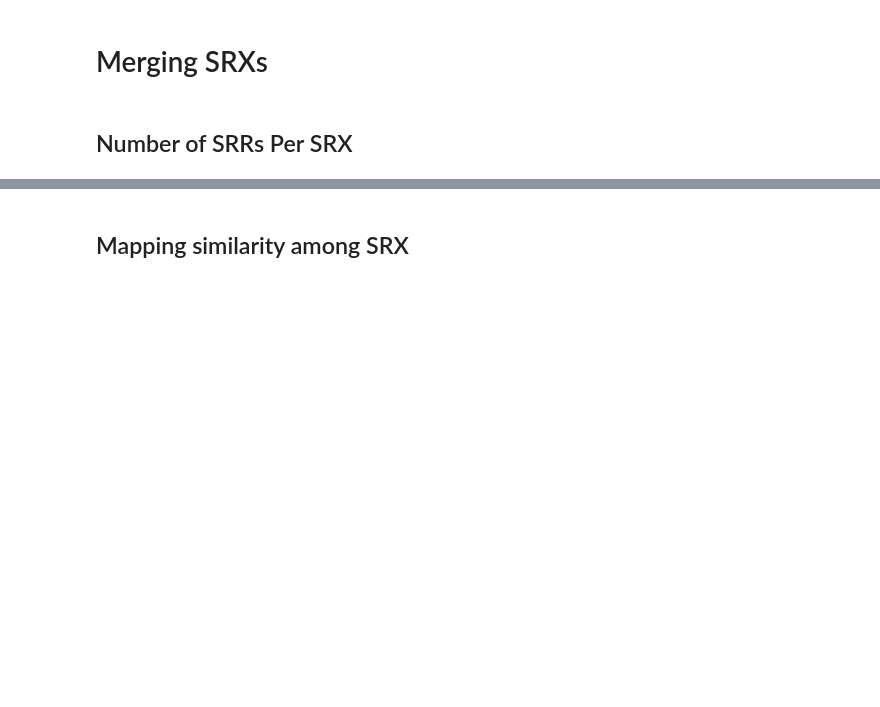
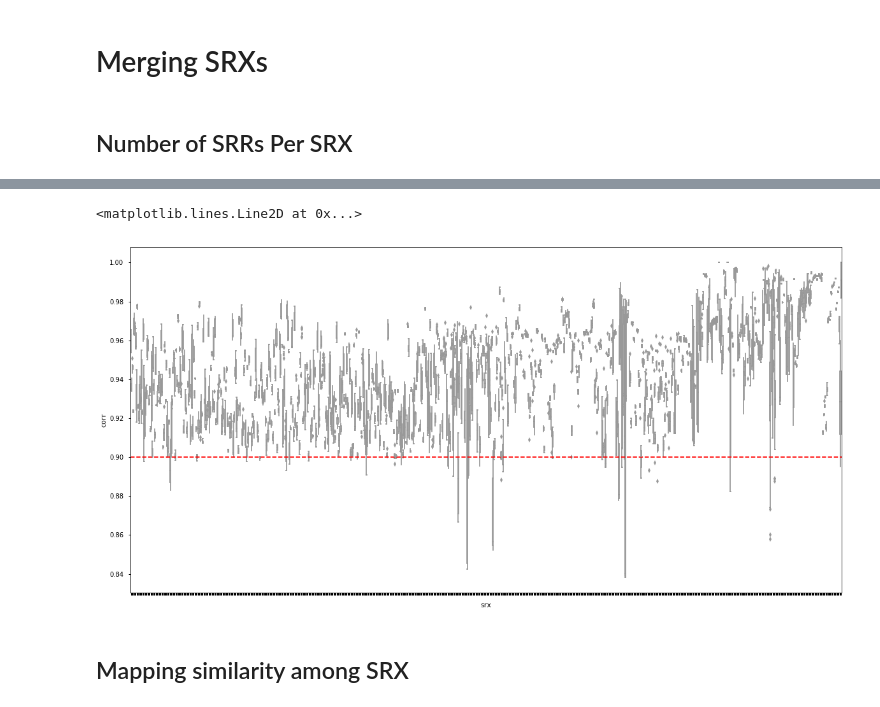
Before and after one commit to jfear/ncbi_remap, a Jupyter notebook: notebook/deliver/prealn-wf_merge_srr.ipynb, the cells around one changed output, grey strips where cells are left out. Saved outputs shown, nothing was run; the diff lists cells and outputs as text; code cells hidden in the pictures; blank space fills up the shorter version.

```diff
--- a/notebook/deliver/prealn-wf_merge_srr.ipynb
+++ b/notebook/deliver/prealn-wf_merge_srr.ipynb
@@ -63,3 +109,12 @@ There are 2,390 SRXs that have more than 1 SRR.
+# %%
+# Plot multis
+fig, ax = plt.subplots(1, 1, figsize=(20, 10))
+sns.boxplot('srx', 'corr', data=nona[multi], color='white', ax=ax)
+ax.set_xticklabels([]);
+ax.axhline(.90, ls='--', color='r')
+# %% [output]
+<matplotlib.lines.Line2D at 0x...>
+[figure, added]
 # %% [markdown]
 ## Mapping similarity among SRX
 # %%
```
Also changed, not shown: parts of 11 cells of this notebook, 3 other files.
